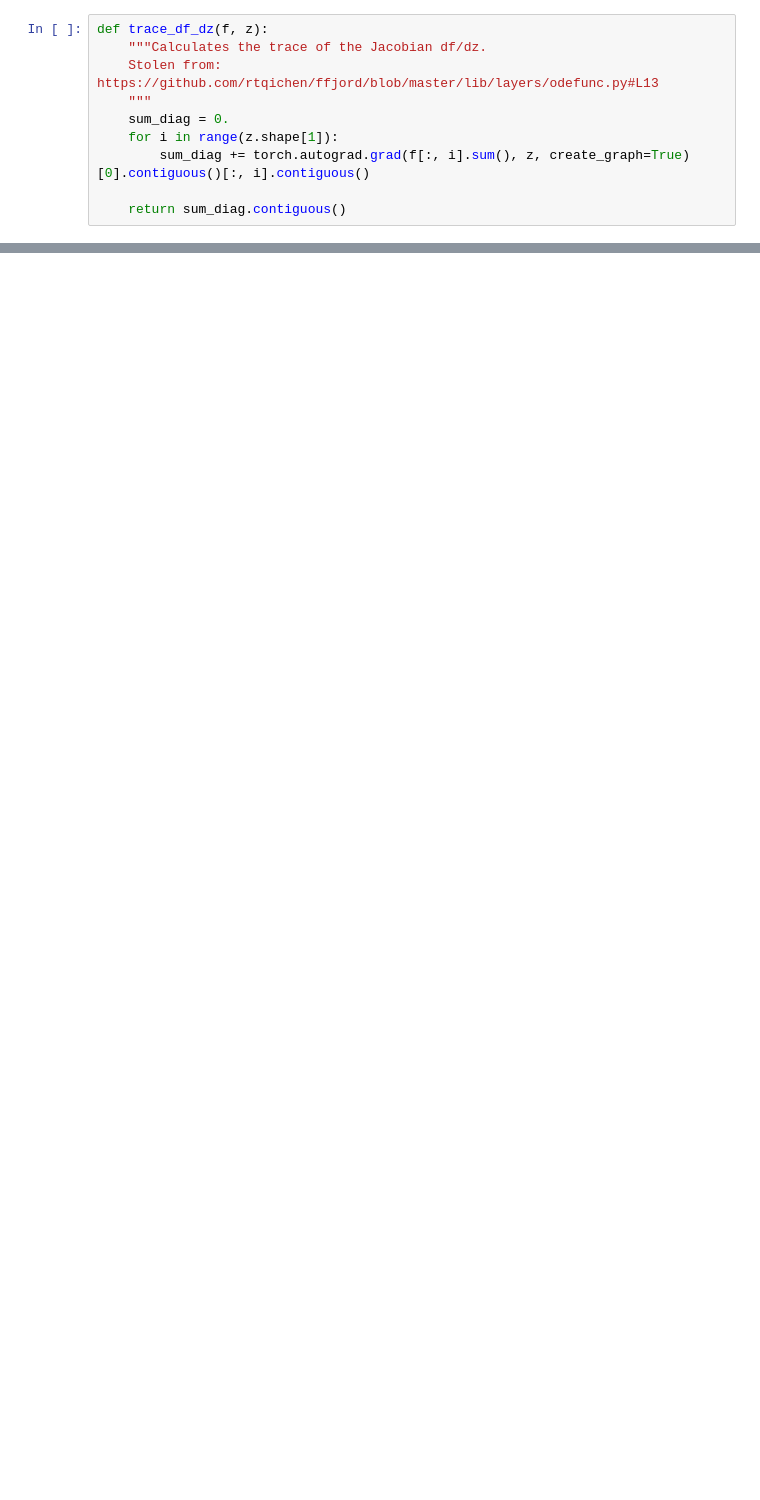
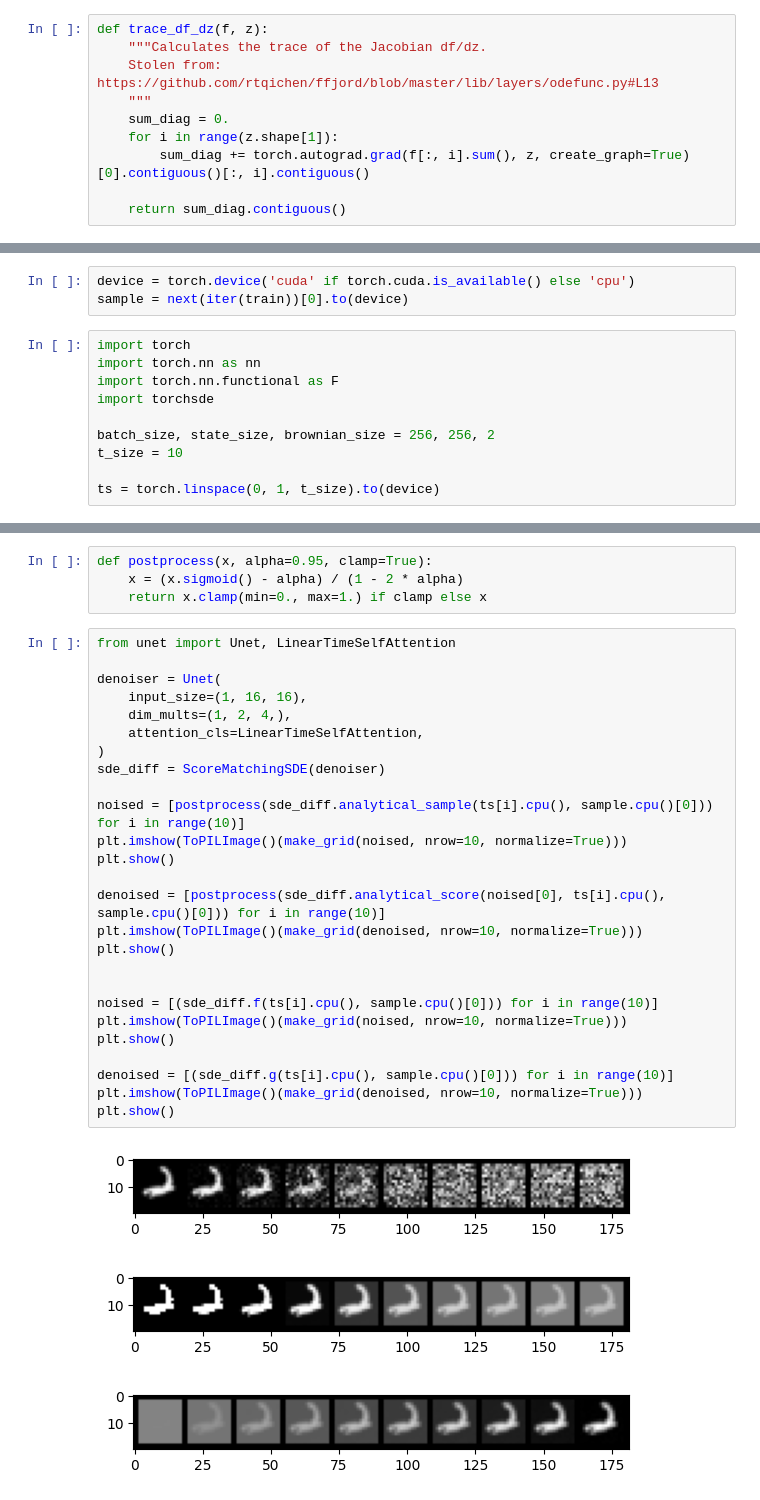
Before and after one commit to sswt/dive2gai, a Jupyter notebook: unit3/NeuralODE.ipynb, the cells around one changed output, grey strips where cells are left out. Cells and saved outputs as stored; diff of their text form; blank space fills up the shorter version.

```diff
--- a/unit3/NeuralODE.ipynb
+++ b/unit3/NeuralODE.ipynb
@@ -276,0 +506,13 @@ plt.show()
+# %%
+device = torch.device('cuda' if torch.cuda.is_available() else 'cpu')
+sample = next(iter(train))[0].to(device)
+# %%
+import torch
+import torch.nn as nn
+import torch.nn.functional as F
+import torchsde
+
+batch_size, state_size, brownian_size = 256, 256, 2
+t_size = 10
+
+ts = torch.linspace(0, 1, t_size).to(device)
@@ -276,0 +589,34 @@ plt.show()
+# %%
+def postprocess(x, alpha=0.95, clamp=True):
+    x = (x.sigmoid() - alpha) / (1 - 2 * alpha)
+    return x.clamp(min=0., max=1.) if clamp else x
+# %%
+from unet import Unet, LinearTimeSelfAttention
+
+denoiser = Unet(
+    input_size=(1, 16, 16),
+    dim_mults=(1, 2, 4,),
+    attention_cls=LinearTimeSelfAttention,
+)
+sde_diff = ScoreMatchingSDE(denoiser)
+
+noised = [postprocess(sde_diff.analytical_sample(ts[i].cpu(), sample.cpu()[0])) for i in range(10)]
+plt.imshow(ToPILImage()(make_grid(noised, nrow=10, normalize=True)))
+plt.show()
+
+denoised = [postprocess(sde_diff.analytical_score(noised[0], ts[i].cpu(), sample.cpu()[0])) for i in range(10)]
+plt.imshow(ToPILImage()(make_grid(denoised, nrow=10, normalize=True)))
+plt.show()
+
+
+noised = [(sde_diff.f(ts[i].cpu(), sample.cpu()[0])) for i in range(10)]
+plt.imshow(ToPILImage()(make_grid(noised, nrow=10, normalize=True)))
+plt.show()
+
+denoised = [(sde_diff.g(ts[i].cpu(), sample.cpu()[0])) for i in range(10)]
+plt.imshow(ToPILImage()(make_grid(denoised, nrow=10, normalize=True)))
+plt.show()
+# %% [output]
+[figure, added]
+[figure, added]
+[figure, added]
```
Also changed, not shown: parts of 22 cells of this notebook.
